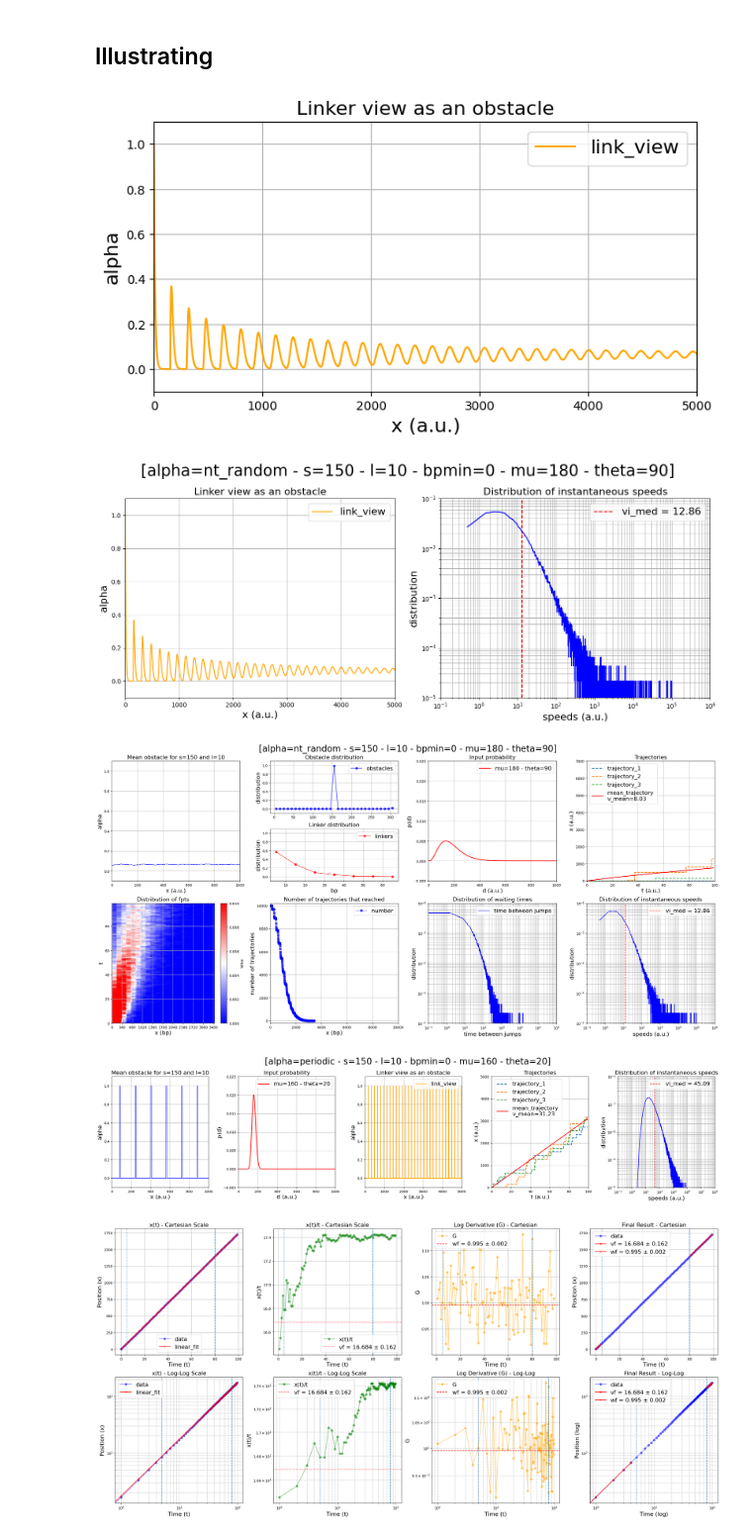
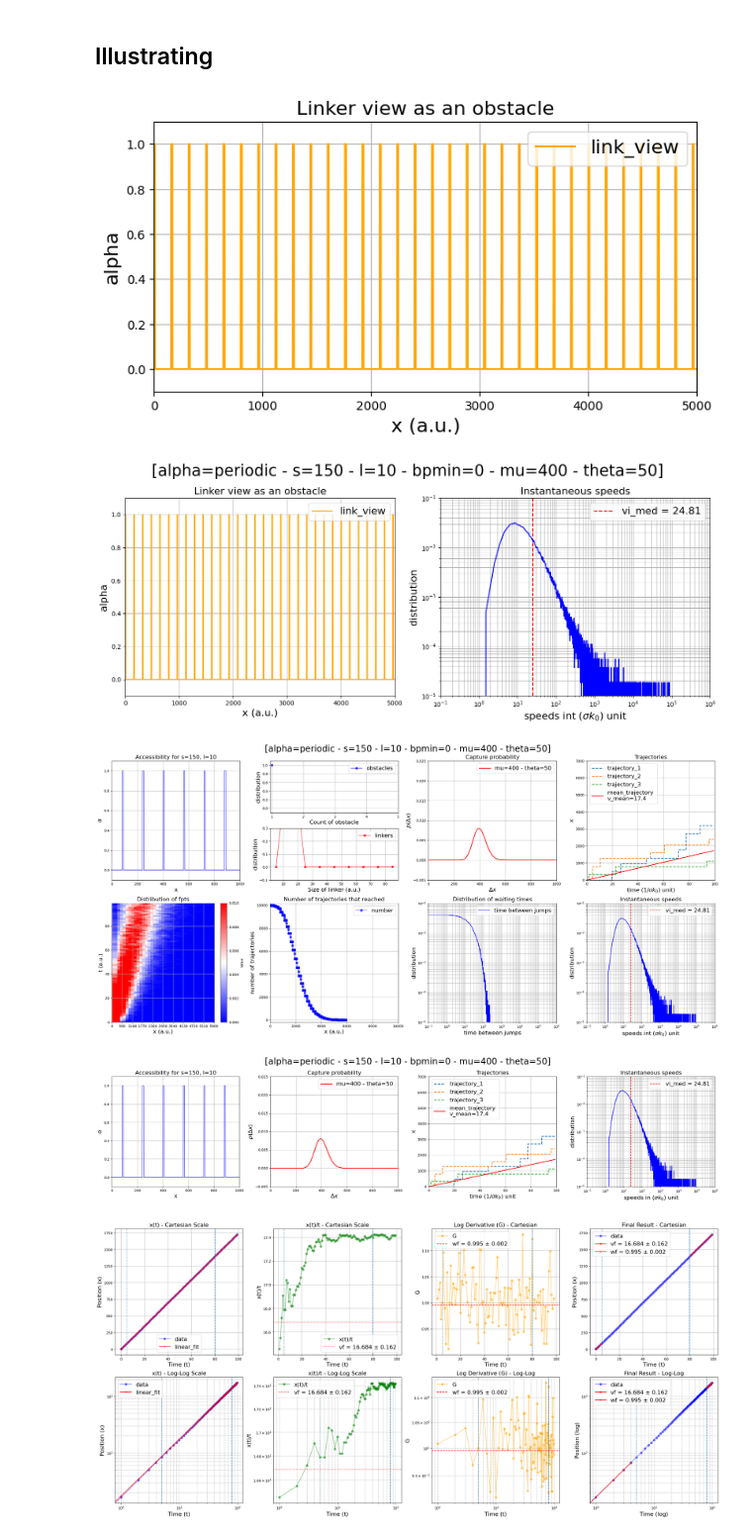
Before and after one commit to npelletbossot/nucleo, a Jupyter notebook: nucleo/analysis/1D.ipynb, the cells around one changed output. Shown at 99% size. Saved outputs shown, nothing was run; the diff lists cells and outputs as text; code cells hidden in the pictures.

```diff
--- a/nucleo/analysis/1D.ipynb
+++ b/nucleo/analysis/1D.ipynb
@@ -103,13 +103,13 @@ def find_parquet_and_load(
 
 # Parameters
 params = {
-    "alpha_choice": "nt_random",
+    "alpha_choice": "periodic",
     "s": 150,
     "l": 10,
     "bpmin": 0,
 
-    "mu": 180,
-    "theta": 90,
+    "mu": 400,
+    "theta": 50,
 
     "nt": 10_000,
 
@@ -220,7 +220,7 @@ f, args = (nclp.plot_linker_view, (sim_data.link_view,))
 f(*args, ax=ax)
 plt.show()
 # %% [output]
-[figure, old version]
+[figure, new version]
 # %%
 plot_functions = [
     (nclp.plot_linker_view, (sim_data.link_view,)),
@@ -240,14 +240,14 @@ plt.suptitle(
 plt.tight_layout()
 plt.show()
 # %% [output]
-[figure, old version]
+[figure, new version]
 # %%
 fig, axes = plt.subplots(2, 4, figsize=(25, 12))
 axes = axes.flatten()
 
 plot_functions = [
     (nclp.plot_obstacle, (sim_data.s, sim_data.l, sim_data.origin, sim_data.alpha_mean)),
-    (nclp.plot_obs_linker_distrib, (sim_data.obs_points, sim_data.obs_distrib, sim_data.link_points, sim_data.link_distrib)),
+    (nclp.plot_obs_linker_distrib, (sim_data.s, sim_data.obs_points, sim_data.obs_distrib, sim_data.link_points, sim_data.link_distrib)),
     (nclp.plot_probabilities, (sim_data.mu, sim_data.theta, sim_data.p)),
     (nclp.plot_trajectories, (sim_data.tmax, sim_data.times, sim_data.results, sim_data.results_mean, sim_data.results_med, sim_data.results_std, sim_data.v_mean, sim_data.v_med)),
     (nclp.plot_fpt_distrib_2d, (sim_data.fpt_distrib_2D, sim_data.tmax, sim_data.bin_fpt)),
@@ -266,30 +266,30 @@ plt.suptitle(
 plt.tight_layout()
 plt.show()
 # %% [output]
-[figure, old version]
+[figure, new version]
 # %%
 plot_functions = [
     (nclp.plot_obstacle, (sim_data.s, sim_data.l, sim_data.origin, sim_data.alpha_mean)),
     (nclp.plot_probabilities, (sim_data.mu, sim_data.theta, sim_data.p)),
-    (nclp.plot_linker_view, (sim_data.link_view,)),
+    # (nclp.plot_linker_view, (sim_data.link_view,)),
     (nclp.plot_trajectories, (sim_data.tmax, sim_data.times, sim_data.results, sim_data.results_mean, sim_data.results_med, sim_data.results_std, sim_data.v_mean, sim_data.v_med)),
     (nclp.plot_speed_distribution, (sim_data.vi_points, sim_data.vi_distrib, sim_data.vi_mean, sim_data.vi_med, sim_data.vi_mp))
 ]
 
 fig, axes = plt.subplots(1, len(plot_functions), figsize=(25, 6))
 axes = axes.flatten()
 
 for i, (plot_func, args) in enumerate(plot_functions):
     plot_func(*args, ax=axes[i])
 
 plt.suptitle(
     f'[alpha={sim_data.alpha_choice} - s={sim_data.s} - l={sim_data.l} - bpmin={sim_data.bpmin} - mu={sim_data.mu} - theta={sim_data.theta}]',
     fontsize=25
 )
 plt.tight_layout()
 plt.show()
 # %% [output]
-[figure, old version]
+[figure, new version]
 # %%
 nclp.plot_fitting_summary(
     sim_data.times,
```
Also changed, not shown: parts of 1 cell of this notebook, 10 other files.
